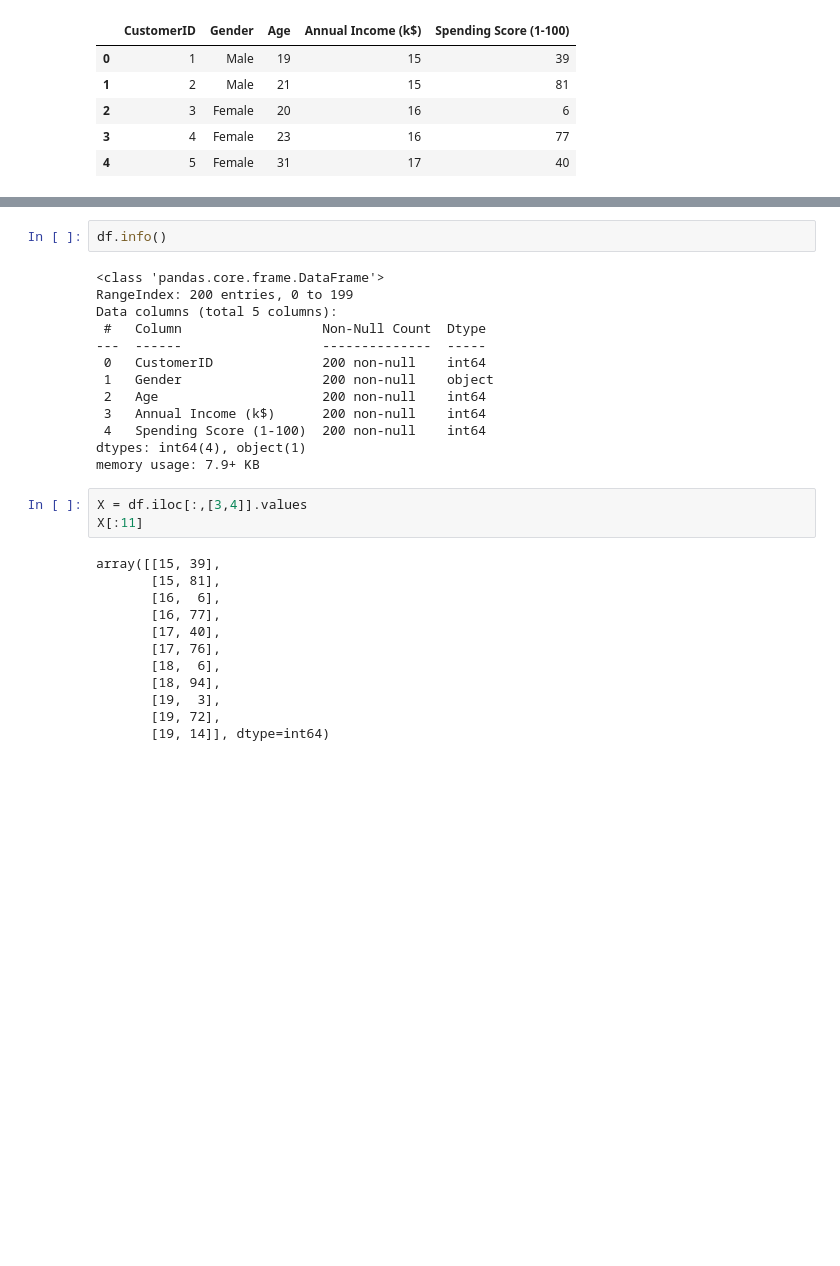
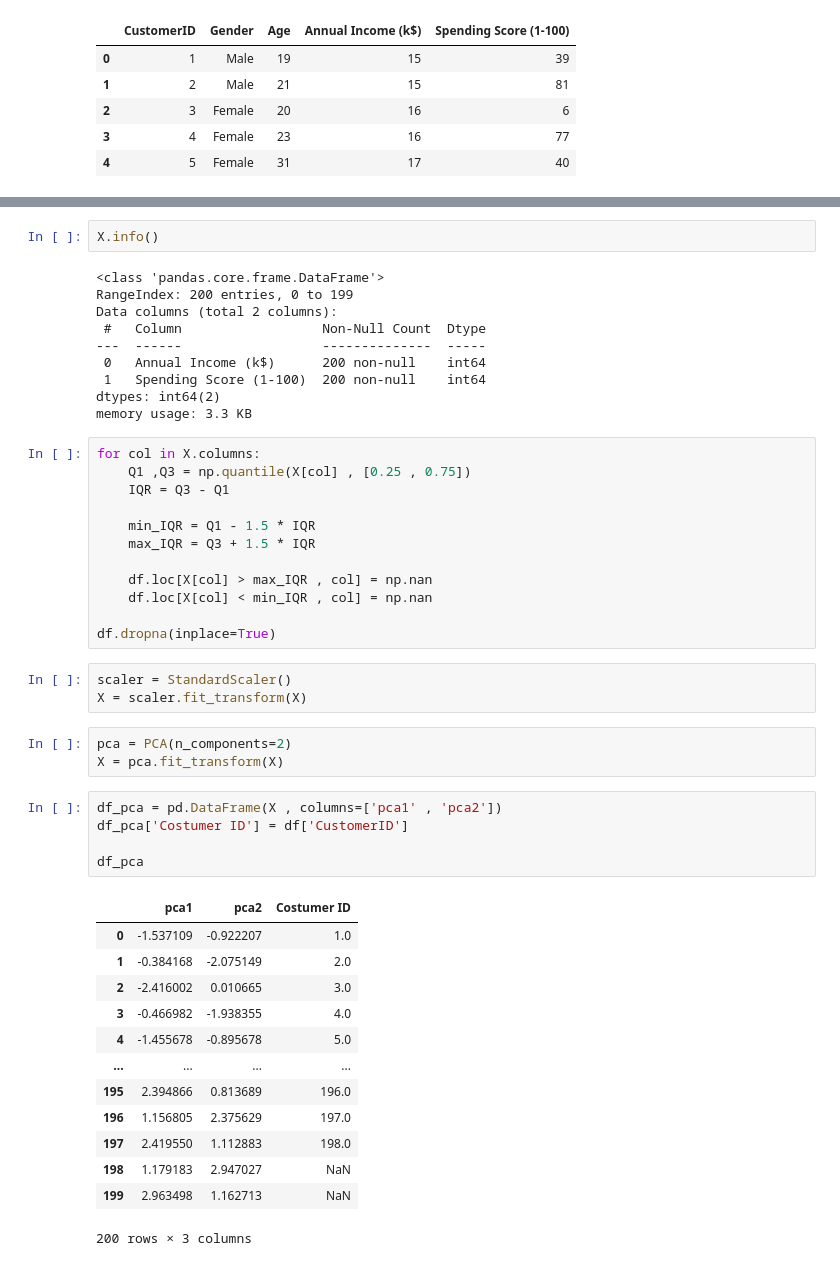
Before and after one commit to Reza18GG/Customer-segmentation-kmeans, a Jupyter notebook: notebook/my_cluster_project.ipynb, the cells around one changed output, grey strips where cells are left out. Drawn from its saved outputs; the diff is of its cells as text; blank space fills up the shorter version.

```diff
--- a/notebook/my_cluster_project.ipynb
+++ b/notebook/my_cluster_project.ipynb
@@ -28,30 +37,49 @@ df.head()
 # %%
-df.info()
+X.info()
 # %% [output]
 <class 'pandas.core.frame.DataFrame'>
 RangeIndex: 200 entries, 0 to 199
-Data columns (total 5 columns):
+Data columns (total 2 columns):
  #   Column                  Non-Null Count  Dtype
 ---  ------                  --------------  -----
- 0   CustomerID              200 non-null    int64
- 1   Gender                  200 non-null    object
- 2   Age                     200 non-null    int64
- 3   Annual Income (k$)      200 non-null    int64
- 4   Spending Score (1-100)  200 non-null    int64
-dtypes: int64(4), object(1)
-memory usage: 7.9+ KB
+ 0   Annual Income (k$)      200 non-null    int64
+ 1   Spending Score (1-100)  200 non-null    int64
+dtypes: int64(2)
+memory usage: 3.3 KB
-# %%
-X = df.iloc[:,[3,4]].values
-X[:11]
-# %% [output]
-array([[15, 39],
-       [15, 81],
-       [16,  6],
-       [16, 77],
-       [17, 40],
-       [17, 76],
-       [18,  6],
-       [18, 94],
-       [19,  3],
-       [19, 72],
-       [19, 14]], dtype=int64)
+# %%
+for col in X.columns:
+    Q1 ,Q3 = np.quantile(X[col] , [0.25 , 0.75])
+    IQR = Q3 - Q1
+
+    min_IQR = Q1 - 1.5 * IQR
+    max_IQR = Q3 + 1.5 * IQR
+
+    df.loc[X[col] > max_IQR , col] = np.nan
+    df.loc[X[col] < min_IQR , col] = np.nan
+
+df.dropna(inplace=True)
+# %%
+scaler = StandardScaler()
+X = scaler.fit_transform(X)
+# %%
+pca = PCA(n_components=2)
+X = pca.fit_transform(X)
+# %%
+df_pca = pd.DataFrame(X , columns=['pca1' , 'pca2'])
+df_pca['Costumer ID'] = df['CustomerID']
+
+df_pca
+# %% [output]
+|  | pca1 | pca2 | Costumer ID |
+| 0 | -1.537109 | -0.922207 | 1.0 |
+| 1 | -0.384168 | -2.075149 | 2.0 |
+| 2 | -2.416002 | 0.010665 | 3.0 |
+| 3 | -0.466982 | -1.938355 | 4.0 |
+| 4 | -1.455678 | -0.895678 | 5.0 |
+| ... | ... | ... | ... |
+| 195 | 2.394866 | 0.813689 | 196.0 |
+| 196 | 1.156805 | 2.375629 | 197.0 |
+| 197 | 2.419550 | 1.112883 | 198.0 |
+| 198 | 1.179183 | 2.947027 | NaN |
+| 199 | 2.963498 | 1.162713 | NaN |
+200 rows × 3 columns
```
Also changed, not shown: parts of 13 cells of this notebook, 1 other file.
